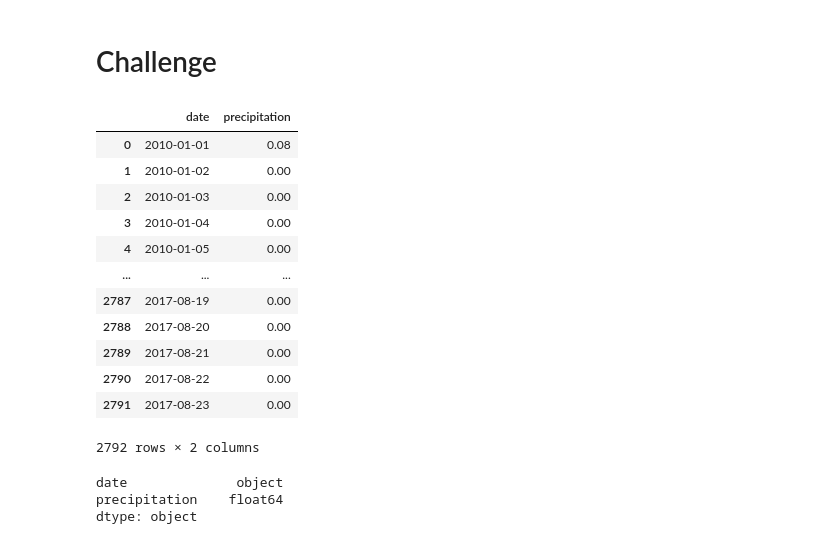
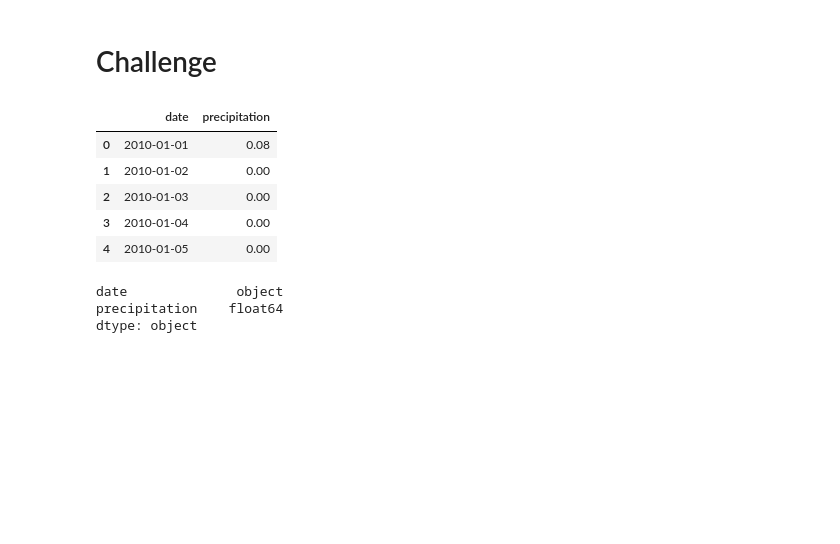
Before and after one commit to aramaswami/surfs_up, a Jupyter notebook: climate_analysis.ipynb, the cells around one changed output. Cells and saved outputs as stored; diff of their text form; code cells hidden in the pictures; blank space fills up the shorter version.

```diff
--- a/climate_analysis.ipynb
+++ b/climate_analysis.ipynb
@@ -186,22 +149,15 @@ plt.tight_layout()
 # %%
 #query precip measurement and create a df
 prcp_date = session.query(Measurement.date,Measurement.prcp).group_by(Measurement.date).all()
 df_prcp=pd.DataFrame(prcp_date,columns=['date','precipitation'])
-df_prcp
+df_prcp.head()
 # %% [output]
 |  | date | precipitation |
 | 0 | 2010-01-01 | 0.08 |
 | 1 | 2010-01-02 | 0.00 |
 | 2 | 2010-01-03 | 0.00 |
 | 3 | 2010-01-04 | 0.00 |
 | 4 | 2010-01-05 | 0.00 |
-| ... | ... | ... |
-| 2787 | 2017-08-19 | 0.00 |
-| 2788 | 2017-08-20 | 0.00 |
-| 2789 | 2017-08-21 | 0.00 |
-| 2790 | 2017-08-22 | 0.00 |
-| 2791 | 2017-08-23 | 0.00 |
-2792 rows × 2 columns
 # %%
 #check datatypes
 df_prcp.dtypes
```
Also changed, not shown: parts of 12 cells of this notebook.
